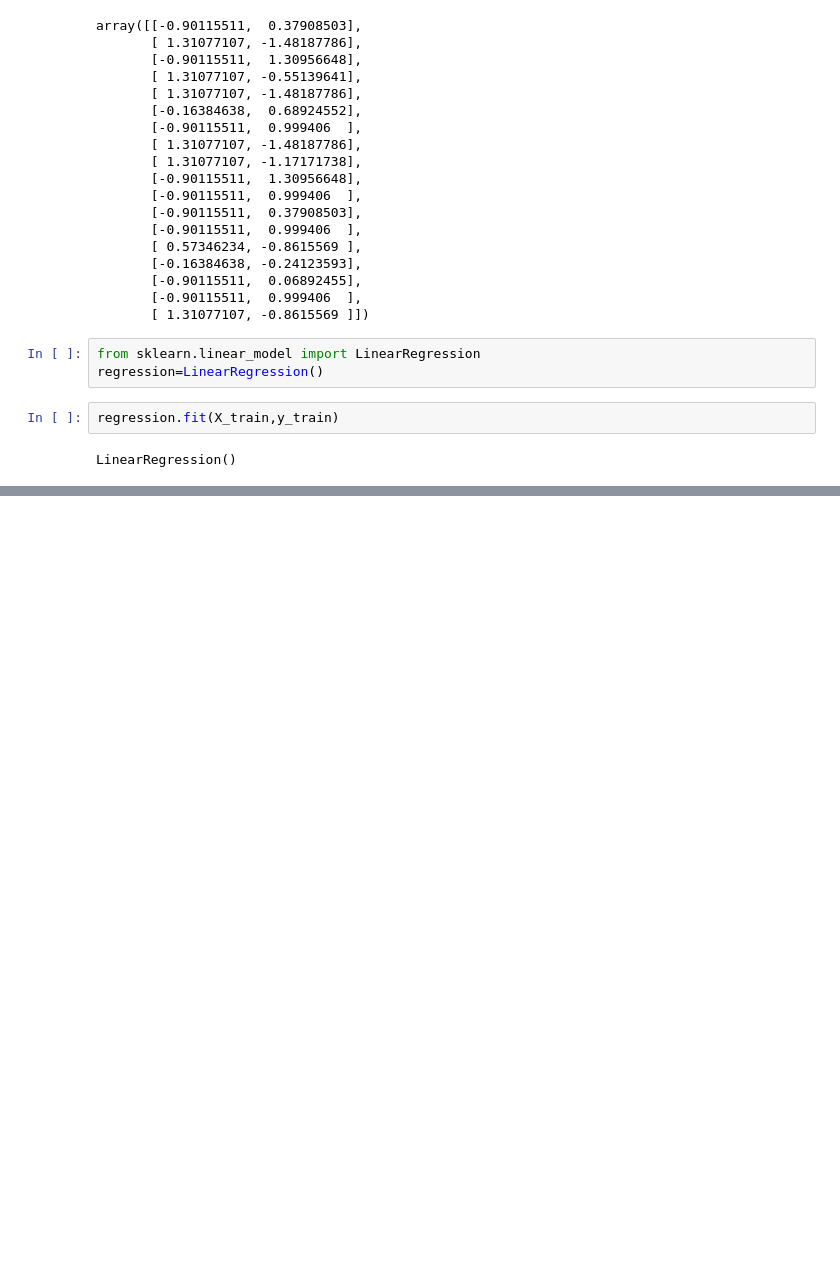
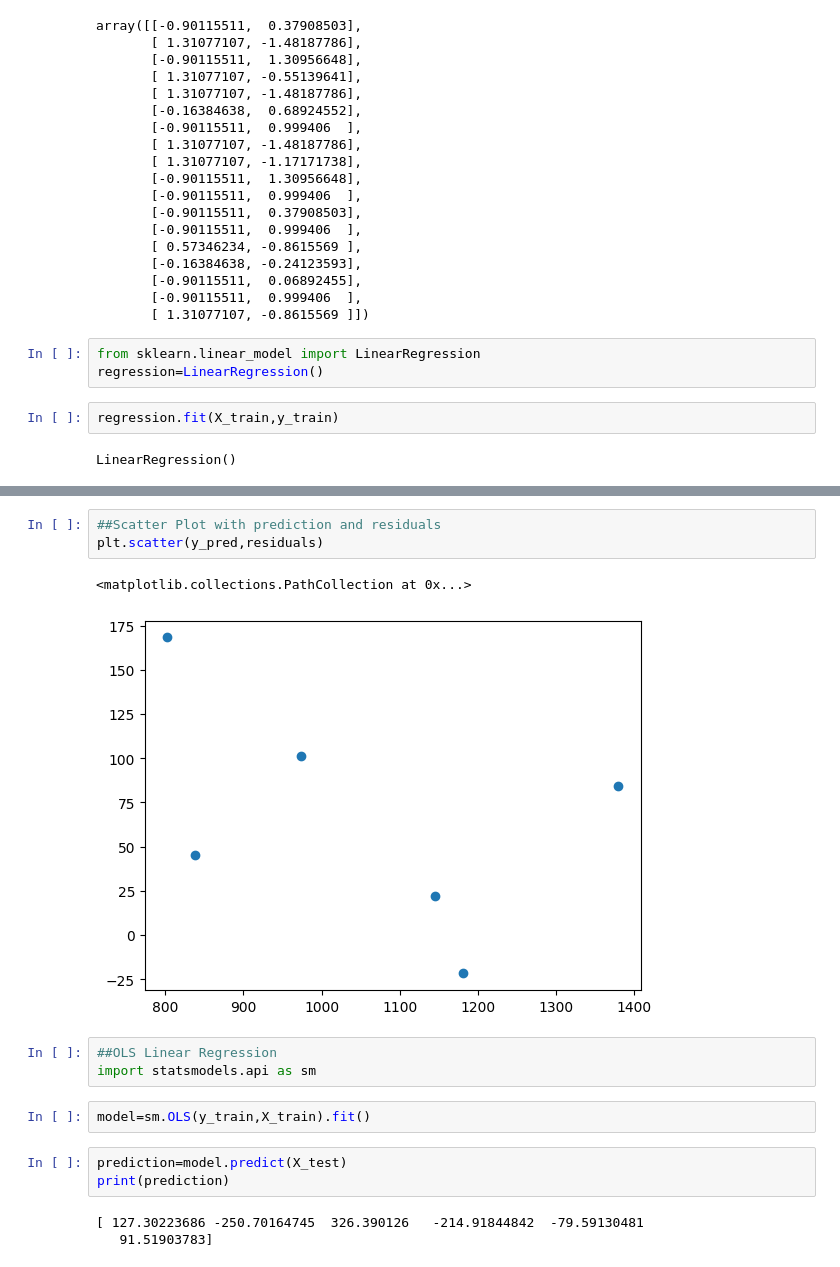
Before and after one commit to bensbasil/ML-Course, a Jupyter notebook: MachineLearningConcepts/MultipleLinearRegression.ipynb, the cells around one changed output, grey strips where cells are left out. Cells and saved outputs as stored; diff of their text form; blank space fills up the shorter version.

```diff
--- a/MachineLearningConcepts/MultipleLinearRegression.ipynb
+++ b/MachineLearningConcepts/MultipleLinearRegression.ipynb
@@ -158,0 +214,17 @@ validation_score=cross_val_score(regression,X_train,y_train)
+# %%
+##Scatter Plot with prediction and residuals
+plt.scatter(y_pred,residuals)
+# %% [output]
+<matplotlib.collections.PathCollection at 0x...>
+[figure, added]
+# %%
+##OLS Linear Regression
+import statsmodels.api as sm
+# %%
+model=sm.OLS(y_train,X_train).fit()
+# %%
+prediction=model.predict(X_test)
+print(prediction)
+# %% [output]
+[ 127.30223686 -250.70164745  326.390126   -214.91844842  -79.59130481
+   91.51903783]
```
Also changed, not shown: parts of 15 cells of this notebook.
